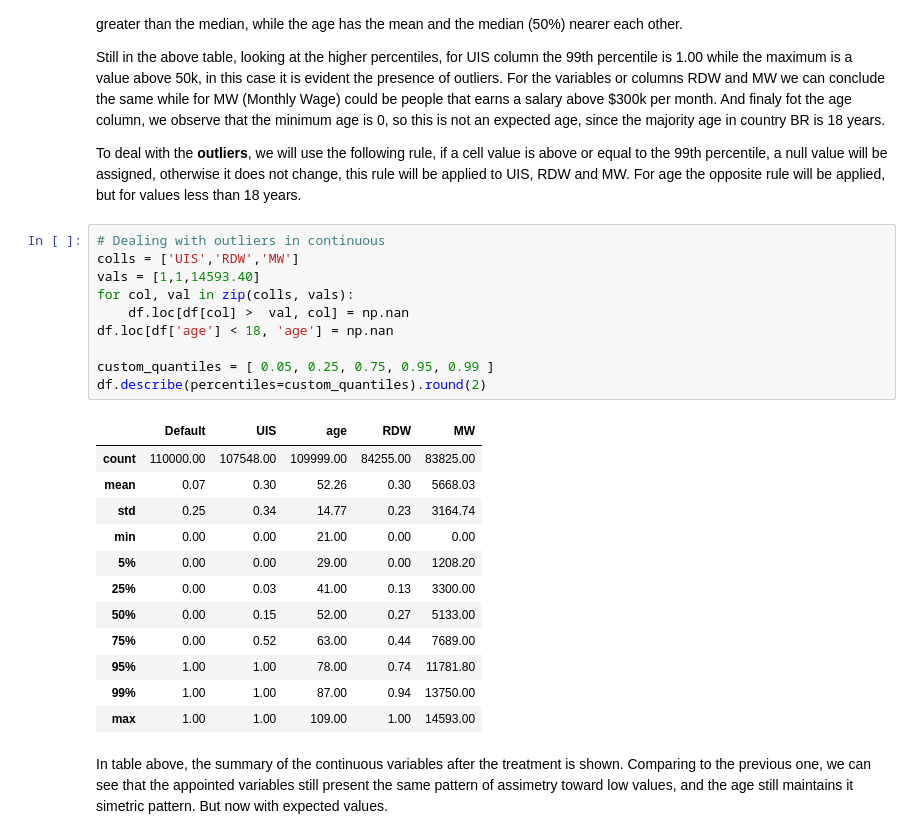
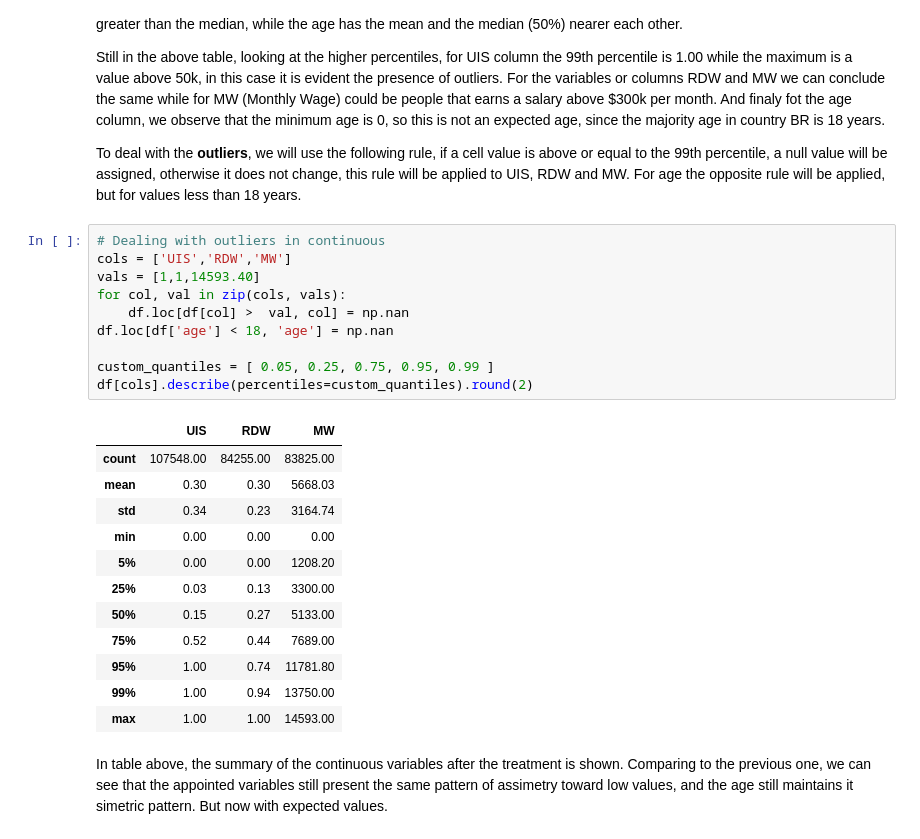
Before and after one commit to jlpscampos/Credit-Default-Model, a Jupyter notebook: EDA.ipynb, the cells around one changed output. Cells and saved outputs as stored; diff of their text form.

```diff
--- a/EDA.ipynb
+++ b/EDA.ipynb
@@ -92,27 +97,27 @@ Still in the above table, looking at the higher percentiles, for UIS column the
 To deal with the **outliers**, we will use the following rule, if a cell value is above or equal to the 99th percentile, a null value will be assigned, otherwise it does not change, this rule will be applied to UIS, RDW and MW. For age the opposite rule will be applied, but for values less than 18 years.
 # %%
 # Dealing with outliers in continuous
-colls = ['UIS','RDW','MW']
+cols = ['UIS','RDW','MW']
 vals = [1,1,14593.40]
-for col, val in zip(colls, vals):
+for col, val in zip(cols, vals):
     df.loc[df[col] >  val, col] = np.nan
 df.loc[df['age'] < 18, 'age'] = np.nan
 
 custom_quantiles = [ 0.05, 0.25, 0.75, 0.95, 0.99 ]
-df.describe(percentiles=custom_quantiles).round(2)
+df[cols].describe(percentiles=custom_quantiles).round(2)
 # %% [output]
-|  | Default | UIS | age | RDW | MW |
-| count | 110000.00 | 107548.00 | 109999.00 | 84255.00 | 83825.00 |
-| mean | 0.07 | 0.30 | 52.26 | 0.30 | 5668.03 |
-| std | 0.25 | 0.34 | 14.77 | 0.23 | 3164.74 |
-| min | 0.00 | 0.00 | 21.00 | 0.00 | 0.00 |
-| 5% | 0.00 | 0.00 | 29.00 | 0.00 | 1208.20 |
-| 25% | 0.00 | 0.03 | 41.00 | 0.13 | 3300.00 |
-| 50% | 0.00 | 0.15 | 52.00 | 0.27 | 5133.00 |
-| 75% | 0.00 | 0.52 | 63.00 | 0.44 | 7689.00 |
-| 95% | 1.00 | 1.00 | 78.00 | 0.74 | 11781.80 |
-| 99% | 1.00 | 1.00 | 87.00 | 0.94 | 13750.00 |
-| max | 1.00 | 1.00 | 109.00 | 1.00 | 14593.00 |
+|  | UIS | RDW | MW |
+| count | 107548.00 | 84255.00 | 83825.00 |
+| mean | 0.30 | 0.30 | 5668.03 |
+| std | 0.34 | 0.23 | 3164.74 |
+| min | 0.00 | 0.00 | 0.00 |
+| 5% | 0.00 | 0.00 | 1208.20 |
+| 25% | 0.03 | 0.13 | 3300.00 |
+| 50% | 0.15 | 0.27 | 5133.00 |
+| 75% | 0.52 | 0.44 | 7689.00 |
+| 95% | 1.00 | 0.74 | 11781.80 |
+| 99% | 1.00 | 0.94 | 13750.00 |
+| max | 1.00 | 1.00 | 14593.00 |
 # %% [markdown]
 In table above, the summary of the continuous variables after the treatment is shown. Comparing to the previous one, we can see that the appointed variables still present the same pattern of assimetry toward low values, and the age still maintains it simetric pattern. But now with expected values.
 # %%
```
Also changed, not shown: parts of 37 cells of this notebook, 1 other file.
